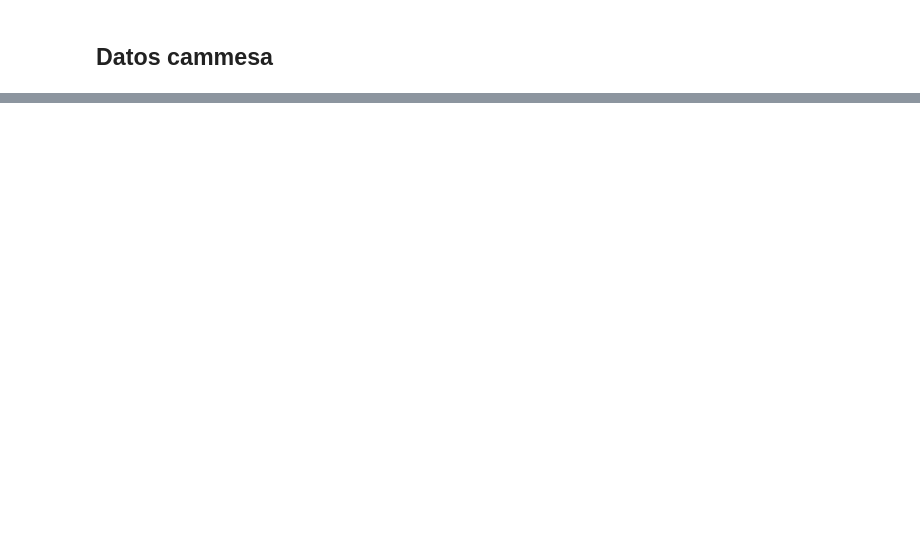
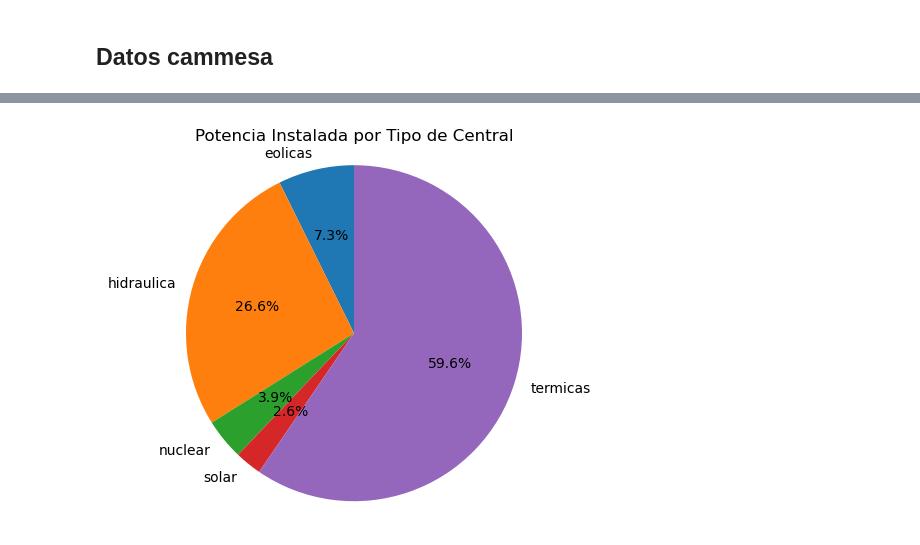
Before and after one commit to JaviCeRodriguez/Contar-Con-Datos-2023, a Jupyter notebook: eda/general_eda.ipynb, the cells around one changed output, grey strips where cells are left out. Saved outputs shown, nothing was run; the diff lists cells and outputs as text; code cells hidden in the pictures; blank space fills up the shorter version.

```diff
--- a/eda/general_eda.ipynb
+++ b/eda/general_eda.ipynb
@@ -256,0 +235,16 @@ mapa
+# %%
+#Realizo un grafico de torta con la potencia instalada por tipo de central
+# Crear un gráfico de torta con la potencia instalada por tipo de central
+plt.pie(
+    centrales.groupby('Tipo').sum()['Potencia'],
+    labels=centrales.groupby('Tipo').sum()['Potencia'].index,
+    autopct='%1.1f%%',
+    shadow=False,
+    startangle=90
+)
+
+plt.axis('equal')
+plt.title('Potencia Instalada por Tipo de Central')
+plt.show()
+# %% [output]
+[figure, added]
```
Also changed, not shown: parts of 43 cells of this notebook.
